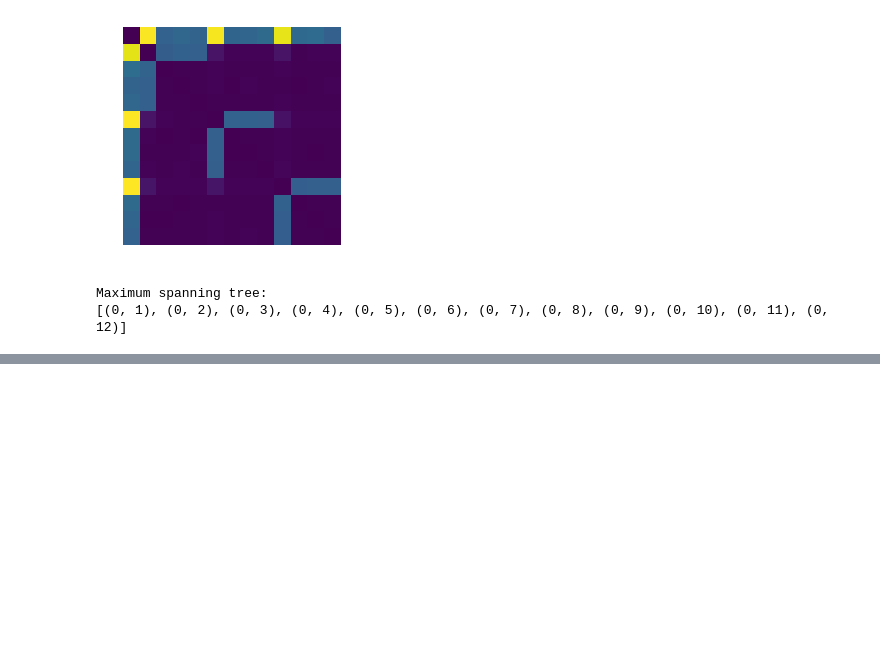
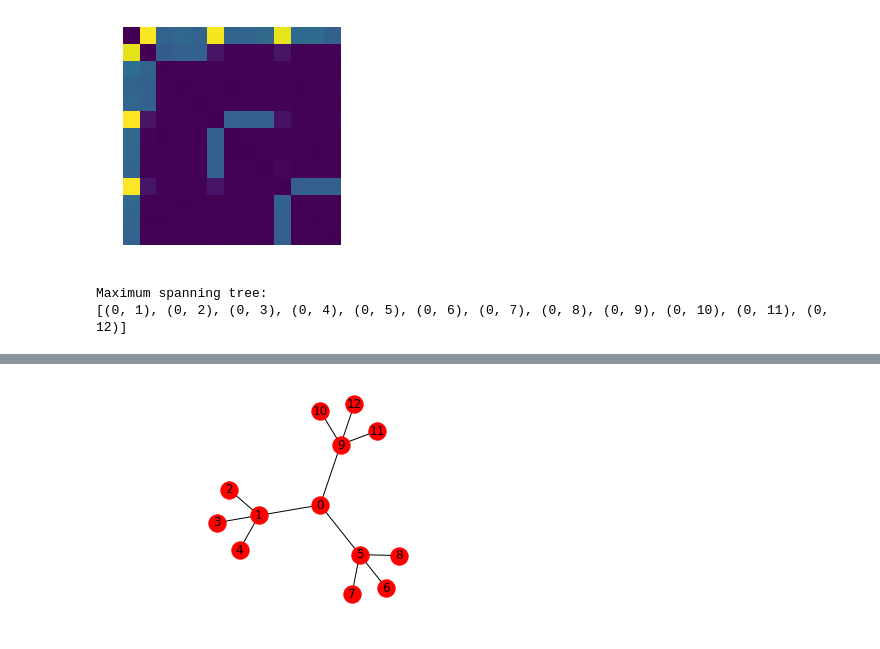
Before and after one commit to aleveren/ucsd-research, a Jupyter notebook: simple-hier-topic-model/topic_cooccurrence.ipynb, the cells around one changed output, grey strips where cells are left out. Saved outputs shown, nothing was run; the diff lists cells and outputs as text; code cells hidden in the pictures; blank space fills up the shorter version.

```diff
--- a/simple-hier-topic-model/topic_cooccurrence.ipynb
+++ b/simple-hier-topic-model/topic_cooccurrence.ipynb
@@ -115,0 +139,15 @@ ax.axis('equal');
+# %%
+desired_tree = nx.Graph()
+desired_tree.add_nodes_from(range(num_topics))
+desired_tree.add_edges_from([
+    (0, 1), (0, 5), (0, 9),
+    (1, 2), (1, 3), (1, 4),
+    (5, 6), (5, 7), (5, 8),
+    (9, 10), (9, 11), (9, 12),
+])
+
+fig, ax = plt.subplots()
+nx.draw(desired_tree, pos=nx.spring_layout(desired_tree), ax=ax, with_labels=True)
+ax.axis('equal');
+# %% [output]
+[figure, added]
```
Also changed, not shown: parts of 4 cells of this notebook.
